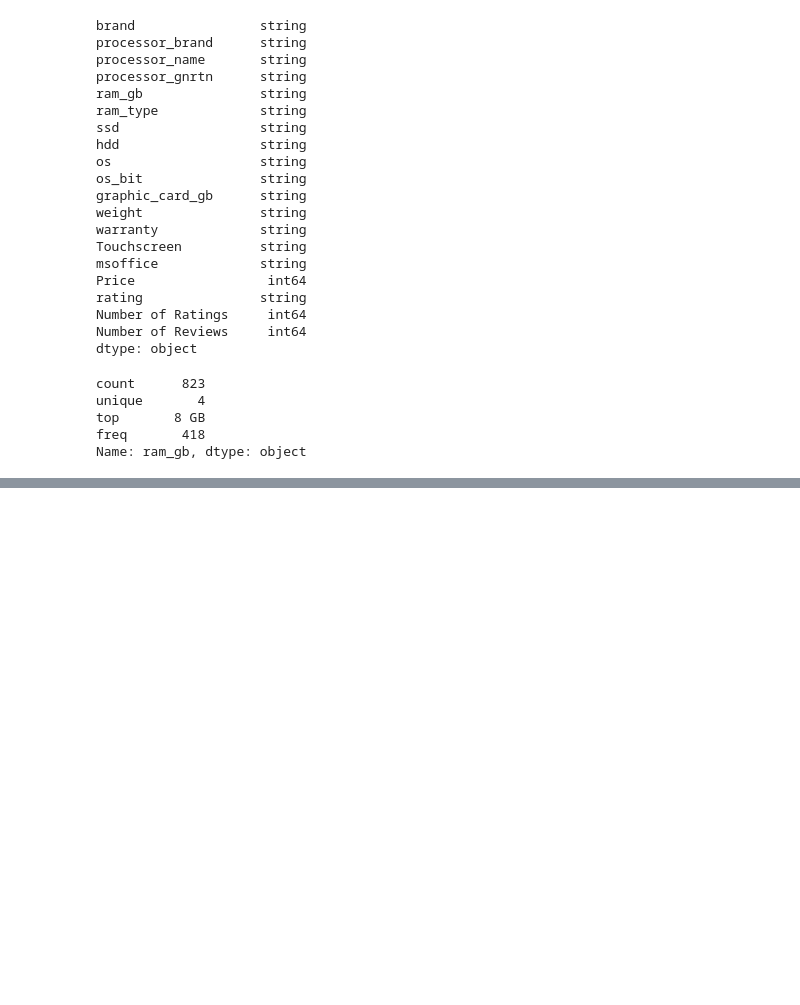
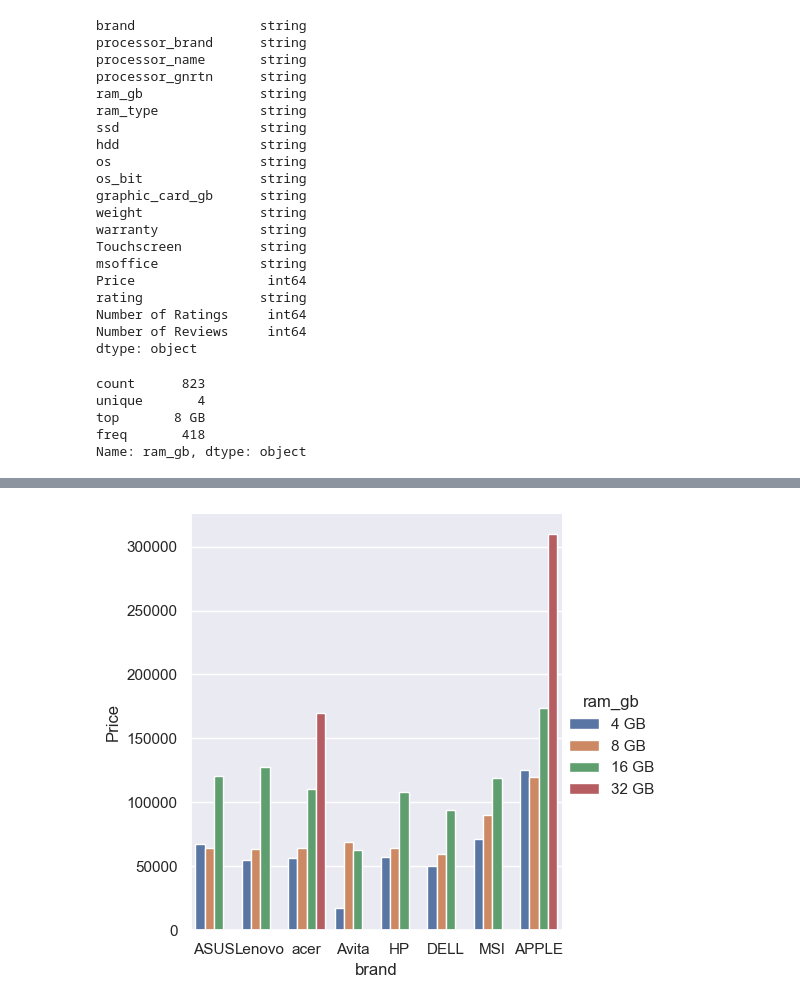
Before and after one commit to gersonsantos/Laptop_Prices-GH, a Jupyter notebook: Data_prep.ipynb, the cells around one changed output, grey strips where cells are left out. Saved outputs shown, nothing was run; the diff lists cells and outputs as text; code cells hidden in the pictures; blank space fills up the shorter version.

```diff
--- a/Data_prep.ipynb
+++ b/Data_prep.ipynb
@@ -85,0 +140,8 @@ Name: ram_gb, dtype: object
+# %%
+# Create a stacked bar chart of survival by sex and passenger class
+sns.catplot(x='brand', y='Price', hue='ram_gb', kind='bar', data=typed_df, errorbar=None)
+
+# Show the plot
+plt.show()
+# %% [output]
+[figure, added]
```
Also changed, not shown: parts of 5 cells of this notebook.
